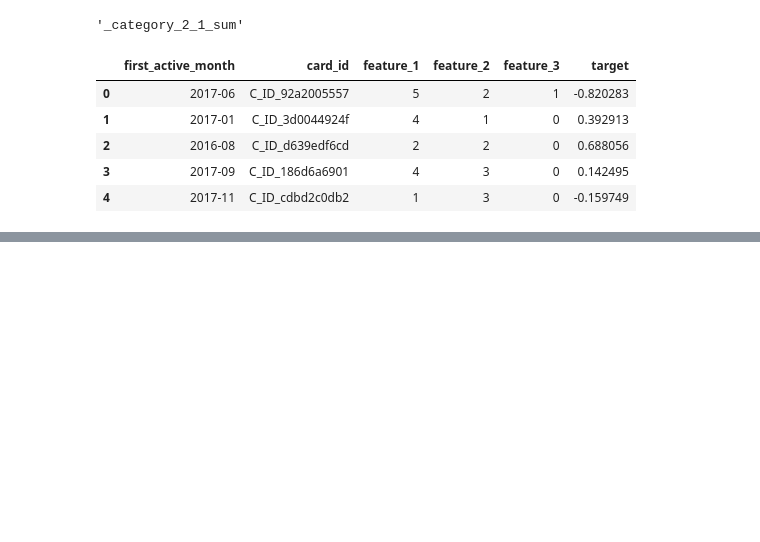
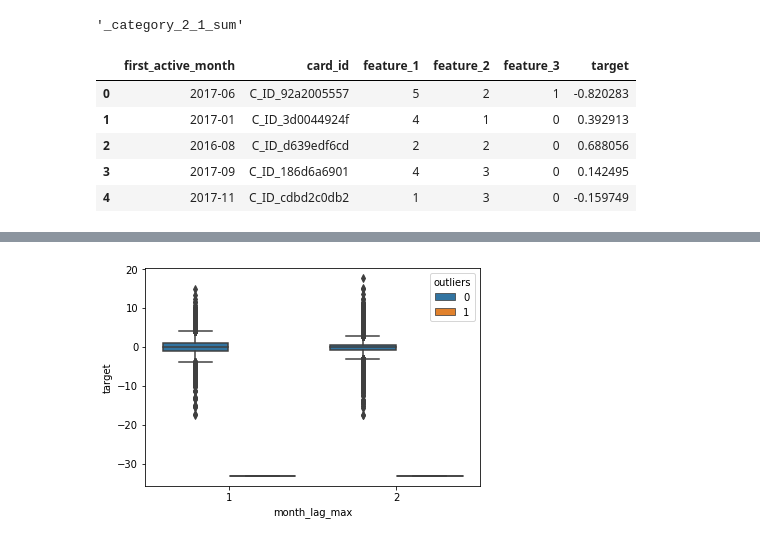
Before and after one commit to ishtos/elo, a Jupyter notebook: ipynb/EDA.ipynb, the cells around one changed output, grey strips where cells are left out. Saved outputs shown, nothing was run; the diff lists cells and outputs as text; code cells hidden in the pictures; blank space fills up the shorter version.

```diff
--- a/ipynb/EDA.ipynb
+++ b/ipynb/EDA.ipynb
@@ -791,0 +1682,3 @@ historical_transactions.head()
+# %%
+new_agg = new_agg.reset_index()
+new_agg.columns = [f'{c[0]}_{c[1]}'.strip('_') for c in new_agg.columns]
@@ -791,0 +1712,5 @@ historical_transactions.head()
+# %%
+sns.boxplot(x='month_lag_max', y='target', hue='outliers', data=new_train)
+plt.show()
+# %% [output]
+[figure, added]
```
Also changed, not shown: parts of 159 cells of this notebook, 18 other files.
